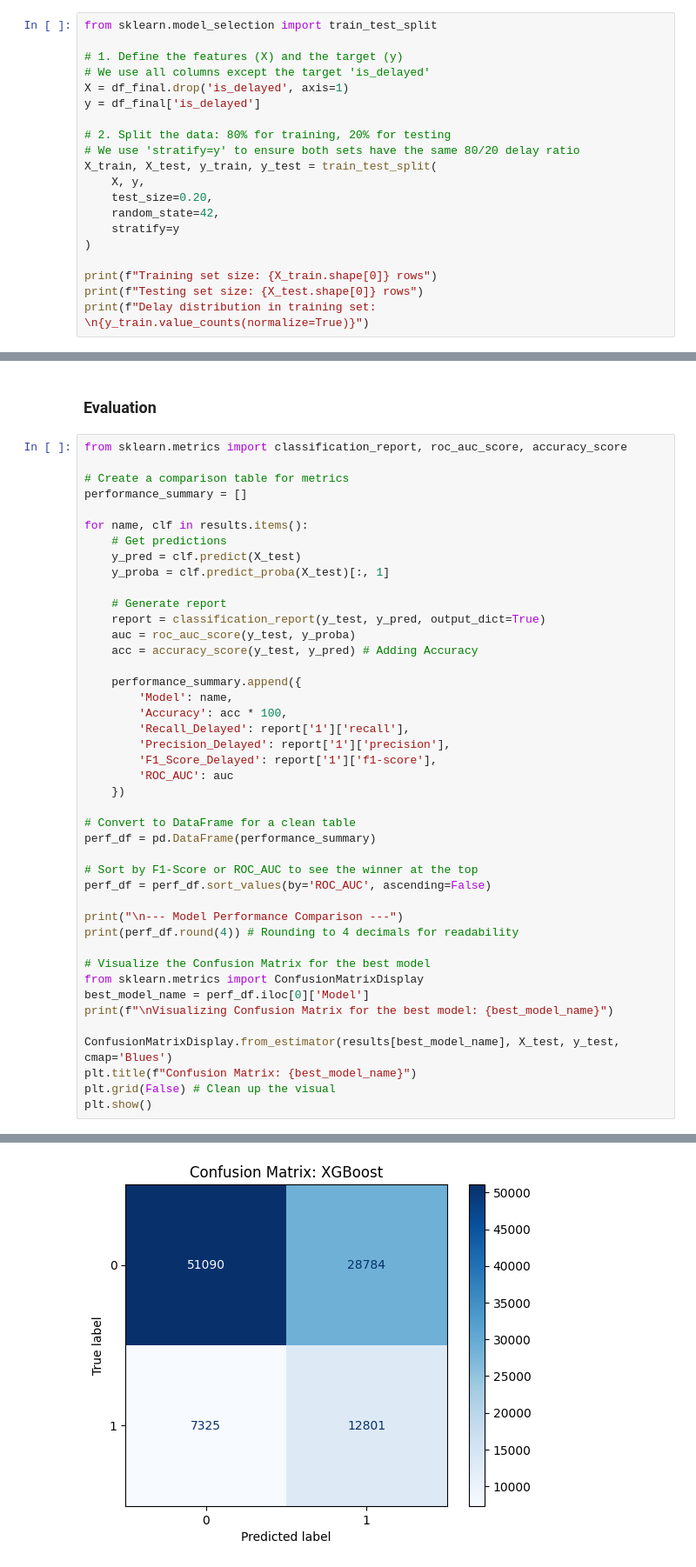
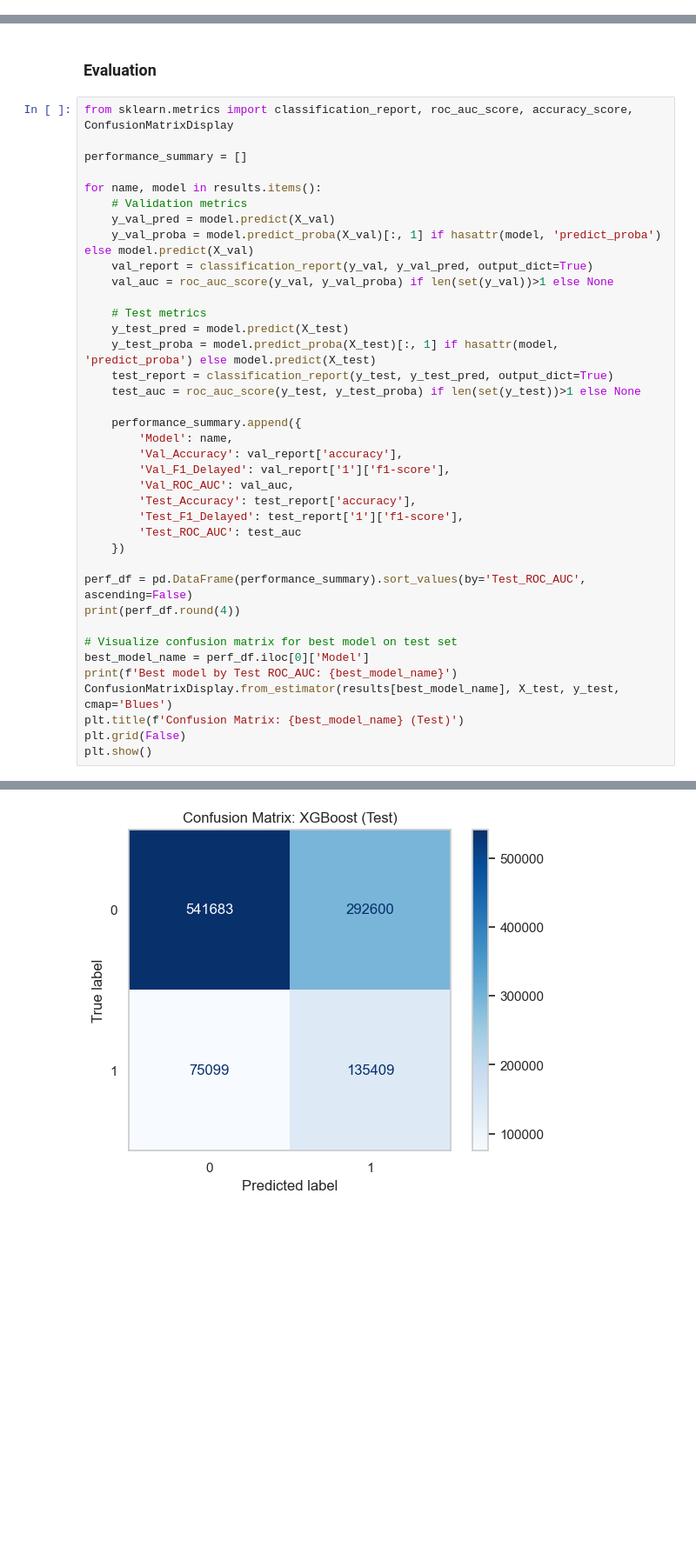
Before and after one commit to MariamElsoufyx/flight-delay-predictor, a Jupyter notebook: notebooks/modeling_evaluation.ipynb, the cells around one changed output, grey strips where cells are left out. Shown at 87% size. Drawn from its saved outputs; the diff is of its cells as text; blank space fills up the shorter version.

```diff
--- a/notebooks/modeling_evaluation.ipynb
+++ b/notebooks/modeling_evaluation.ipynb
@@ -73,20 +42,0 @@ Missing values: 0
-# %%
-from sklearn.model_selection import train_test_split
-
-# 1. Define the features (X) and the target (y)
-# We use all columns except the target 'is_delayed'
-X = df_final.drop('is_delayed', axis=1)
-y = df_final['is_delayed']
-
-# 2. Split the data: 80% for training, 20% for testing
-# We use 'stratify=y' to ensure both sets have the same 80/20 delay ratio
-X_train, X_test, y_train, y_test = train_test_split(
-    X, y,
-    test_size=0.20,
-    random_state=42,
-    stratify=y
-)
-
-print(f"Training set size: {X_train.shape[0]} rows")
-print(f"Testing set size: {X_test.shape[0]} rows")
-print(f"Delay distribution in training set: \n{y_train.value_counts(normalize=True)}")
@@ -147,46 +80,41 @@ XGBoost trained successfully.
 # %% [markdown]
 ### Evaluation
 # %%
-from sklearn.metrics import classification_report, roc_auc_score, accuracy_score
+from sklearn.metrics import classification_report, roc_auc_score, accuracy_score, ConfusionMatrixDisplay
 
-# Create a comparison table for metrics
 performance_summary = []
 
-for name, clf in results.items():
-    # Get predictions
-    y_pred = clf.predict(X_test)
-    y_proba = clf.predict_proba(X_test)[:, 1]
+for name, model in results.items():
+    # Validation metrics
+    y_val_pred = model.predict(X_val)
+    y_val_proba = model.predict_proba(X_val)[:, 1] if hasattr(model, 'predict_proba') else model.predict(X_val)
+    val_report = classification_report(y_val, y_val_pred, output_dict=True)
+    val_auc = roc_auc_score(y_val, y_val_proba) if len(set(y_val))>1 else None
 
-    # Generate report
-    report = classification_report(y_test, y_pred, output_dict=True)
-    auc = roc_auc_score(y_test, y_proba)
-    acc = accuracy_score(y_test, y_pred) # Adding Accuracy
+    # Test metrics
+    y_test_pred = model.predict(X_test)
+    y_test_proba = model.predict_proba(X_test)[:, 1] if hasattr(model, 'predict_proba') else model.predict(X_test)
+    test_report = classification_report(y_test, y_test_pred, output_dict=True)
+    test_auc = roc_auc_score(y_test, y_test_proba) if len(set(y_test))>1 else None
 
     performance_summary.append({
         'Model': name,
-        'Accuracy': acc * 100,
-        'Recall_Delayed': report['1']['recall'],
-        'Precision_Delayed': report['1']['precision'],
-        'F1_Score_Delayed': report['1']['f1-score'],
-        'ROC_AUC': auc
+        'Val_Accuracy': val_report['accuracy'],
+        'Val_F1_Delayed': val_report['1']['f1-score'],
+        'Val_ROC_AUC': val_auc,
+        'Test_Accuracy': test_report['accuracy'],
+        'Test_F1_Delayed': test_report['1']['f1-score'],
+        'Test_ROC_AUC': test_auc
     })
 
-# Convert to DataFrame for a clean table
-perf_df = pd.DataFrame(performance_summary)
+perf_df = pd.DataFrame(performance_summary).sort_values(by='Test_ROC_AUC', ascending=False)
+print(perf_df.round(4))
 
-# Sort by F1-Score or ROC_AUC to see the winner at the top
-perf_df = perf_df.sort_values(by='ROC_AUC', ascending=False)
-
-print("\n--- Model Performance Comparison ---")
-print(perf_df.round(4)) # Rounding to 4 decimals for readability
-
-# Visualize the Confusion Matrix for the best model
-from sklearn.metrics import ConfusionMatrixDisplay
+# Visualize confusion matrix for best model on test set
 best_model_name = perf_df.iloc[0]['Model']
-print(f"\nVisualizing Confusion Matrix for the best model: {best_model_name}")
-
+print(f'Best model by Test ROC_AUC: {best_model_name}')
 ConfusionMatrixDisplay.from_estimator(results[best_model_name], X_test, y_test, cmap='Blues')
-plt.title(f"Confusion Matrix: {best_model_name}")
-plt.grid(False) # Clean up the visual
+plt.title(f'Confusion Matrix: {best_model_name} (Test)')
+plt.grid(False)
 plt.show()
 # %% [output]
@@ -205,3 +131,3 @@ Visualizing Confusion Matrix for the best model: XGBoost
-[figure, old version]
+[figure, new version]
 # %%
 from sklearn.model_selection import RandomizedSearchCV
```
Also changed, not shown: parts of 9 cells of this notebook, 24 other files.
